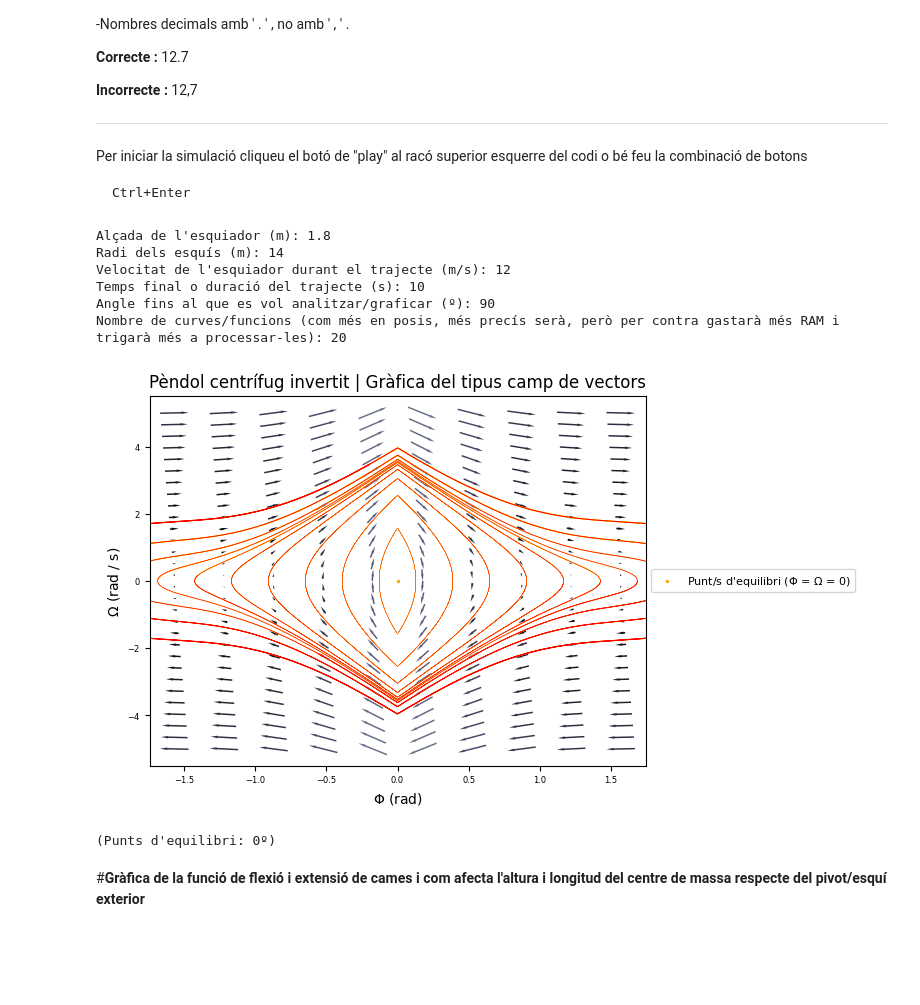
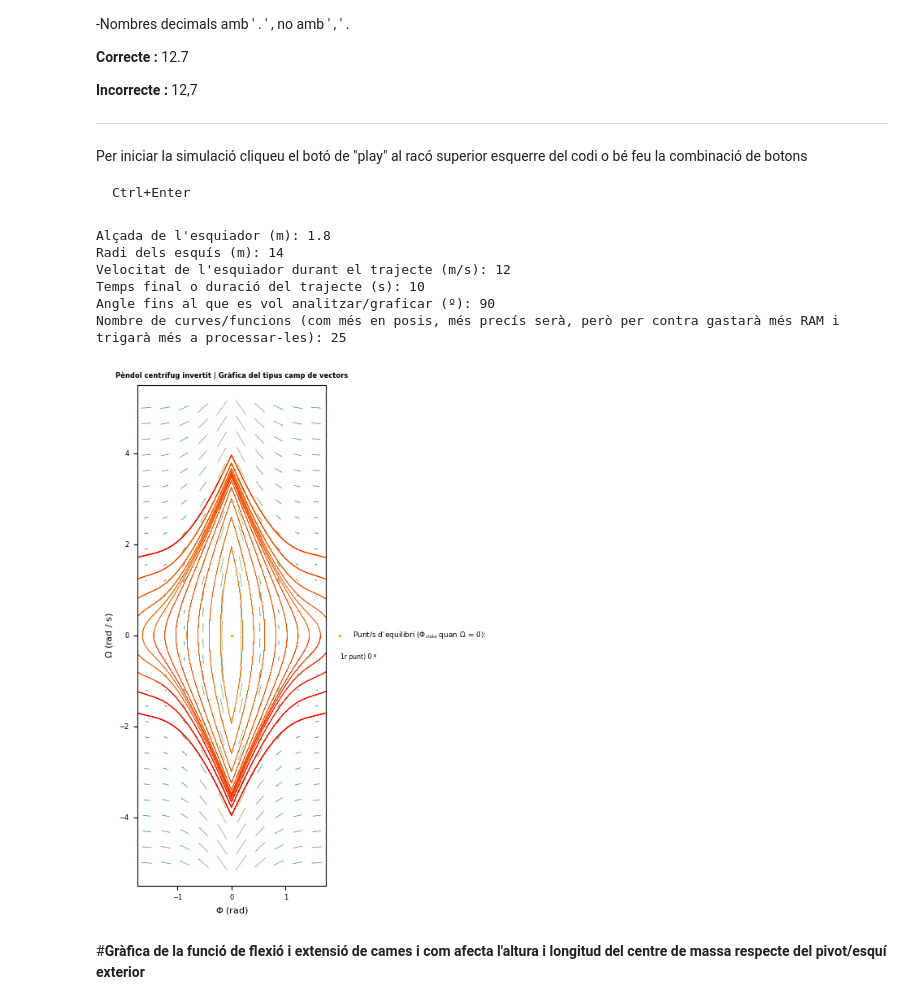
Before and after one commit to jsgf04/TdR_Physics_behind_skiing, a Jupyter notebook: Grafiques.ipynb, the cells around one changed output. Cells and saved outputs as stored; diff of their text form; code cells hidden in the pictures; blank space fills up the shorter version.

````diff
--- a/Grafiques.ipynb
+++ b/Grafiques.ipynb
@@ -867,6 +867,7 @@ Per iniciar la simulació cliqueu el botó de "play" al racó superior esquerre
 Ctrl+Enter
 ```
 # %%
+from textwrap import wrap
 from numpy import sin,cos,sign,sqrt,arcsin,pi, radians
 from scipy.integrate import solve_ivp
 from matplotlib import pyplot as plt
@@ -900,7 +901,7 @@ curves = int(input("Nombre de curves/funcions (com més en posis, més precís s
 values = np.linspace(np.radians(-initial_Phi), np.radians(initial_Phi), curves)
 vcolors = plt.cm.autumn_r(np.linspace(0.1, 1, len(values)))
 
-f = plt.figure()
+plt.figure(figsize=(3, 8))
 Phi_eq_pos = np.arcsin(V**2/(g*R_sc))
 Phi_eq_neg = -np.arcsin(V**2/(g*R_sc))
 
@@ -915,51 +916,50 @@ def vectorfield(P, t=0):
 
 
 x = np.linspace(np.radians(-initial_Phi-200), np.radians(initial_Phi+200), 30)
 y = np.linspace(-5, 5, 30)
 X, Y = np.meshgrid(x, y)
 DX, DY = vectorfield([X, Y])
 M = (np.hypot(DX, DY))
 
 
-Q = plt.quiver(X, Y, DX, DY, M, angles='xy', scale_units='xy', scale= 25, width=0.003, headwidth= 1.8, pivot='mid', cmap='bone')
-plt.scatter(0,0,2, color="orange", label="Punt/s d'equilibri (${\Phi}$ = ${\Omega}$ = 0)")
+Q = plt.quiver(X, Y, DX, DY, M, angles='xy', scale_units='xy', scale= 25, width=0.003, headwidth= 1.8, pivot='mid', cmap='summer')
+
+if Phi_eq_pos>1:
+  text_lim = "2n i 3r punts) ±"+str(round(np.degrees(Phi_eq_pos),2))+"º o ±"+str(round(Phi_eq_pos,2))+" rad."
+else:
+  text_lim = ""
+
+plt.scatter(0,0,2, color="orange", label="Punt/s d'equilibri (${\Phi}_{màx}$ quan ${\Omega}$ = 0): ")
 plt.scatter(Phi_eq_pos,0,2, color="orange")
 plt.scatter(Phi_eq_neg,0,2, color="orange")
-plt.title('Pèndol centrífug invertit | Gràfica del tipus camp de vectors')
-plt.xlabel(u'${\Phi}$ (rad)')
-plt.ylabel(u'${\Omega}$ (rad / s)')
+plt.text(np.radians(initial_Phi)+0.45, -0.52, "1r punt) 0 º", fontsize=5.5, wrap=True)
+plt.text(np.radians(initial_Phi)+0.45, -0.72, text_lim, fontsize=5.5, wrap=True)
+plt.title('Pèndol centrífug invertit | Gràfica del tipus camp de vectors', fontweight="bold", fontsize=6)
+plt.xlabel(u'${\Phi}$ (rad)', fontsize=8)
+plt.ylabel(u'${\Omega}$ (rad / s)', fontsize=8)
 plt.xticks(fontsize=6)
 plt.yticks(fontsize=6)
 plt.axis("auto")
-plt.legend(loc='center left',fontsize=8, bbox_to_anchor=(1, 0.5))
+plt.legend(loc='center left',fontsize=6.5, bbox_to_anchor=(1, 0.5), frameon=False)
 plt.grid(False)
-
 if Phi_eq_pos<1:
   plt.xlim(np.radians(-initial_Phi)-0.1, np.radians(initial_Phi)+0.1)
 else:
   plt.xlim(np.radians(-100), np.radians(100))
 
 if Phi_eq_pos<1:
   plt.gca().axes.xaxis.set_ticks([np.radians(-initial_Phi),Phi_eq_neg,0, Phi_eq_pos, np.radians(initial_Phi)])
+  plt.show()
 else:
   plt.show()
-plt.show()
-
-if Phi_eq_pos>1:
-  text_lim = ", "+str(np.degrees(Phi_eq_pos))+"º, "+str(np.degrees(Phi_eq_neg))+"º"
-else:
-  text_lim = ""
-
-print("(Punts d'equilibri: 0º"+text_lim+")")
 # %% [output]
 Alçada de l'esquiador (m): 1.8
 Radi dels esquís (m): 14
 Velocitat de l'esquiador durant el trajecte (m/s): 12
 Temps final o duració del trajecte (s): 10
 Angle fins al que es vol analitzar/graficar (º): 90
-Nombre de curves/funcions (com més en posis, més precís serà, però per contra gastarà més RAM i trigarà més a processar-les): 20
+Nombre de curves/funcions (com més en posis, més precís serà, però per contra gastarà més RAM i trigarà més a processar-les): 25
-[figure, old version]
+[figure, new version]
-(Punts d'equilibri: 0º)
 # %% [markdown]
 #**Gràfica de la funció de flexió i extensió de cames i com afecta l'altura i longitud del centre de massa respecte del pivot/esquí exterior**
 # %% [markdown]
````
